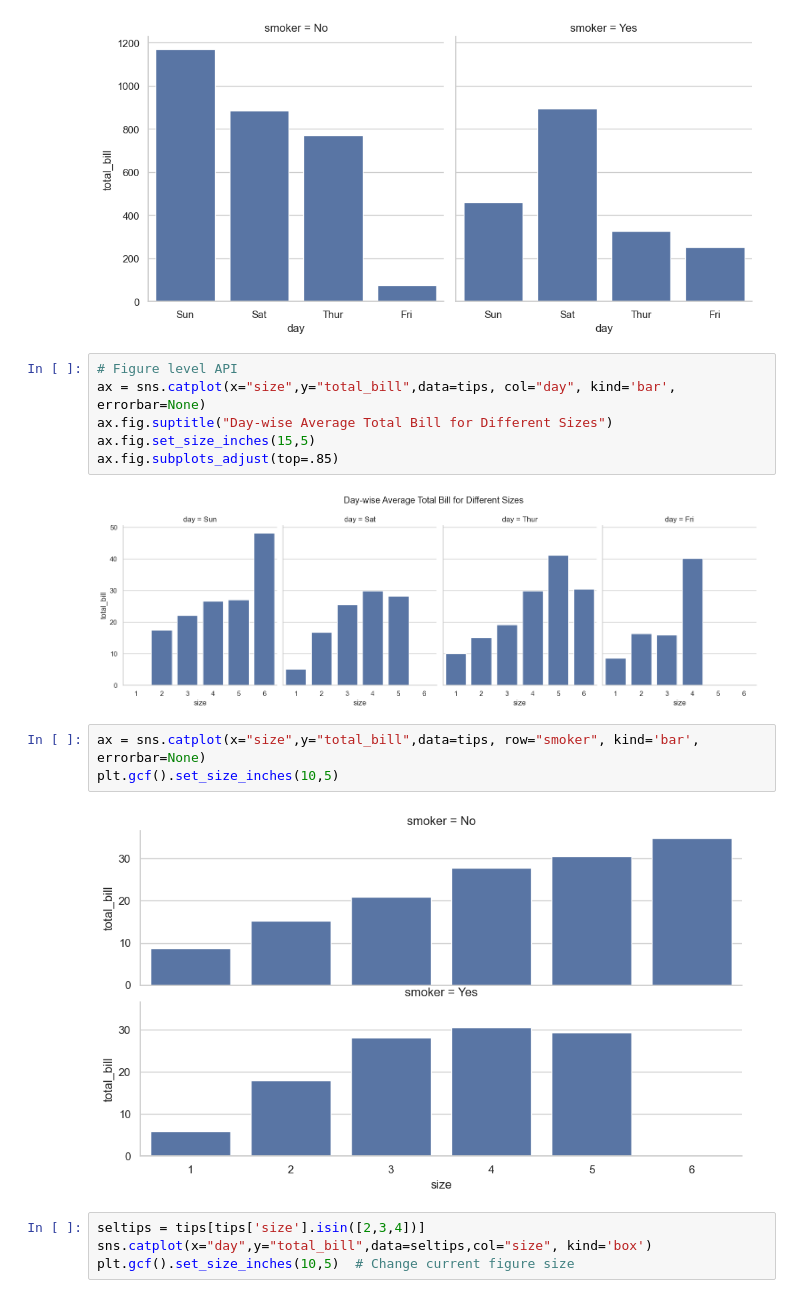
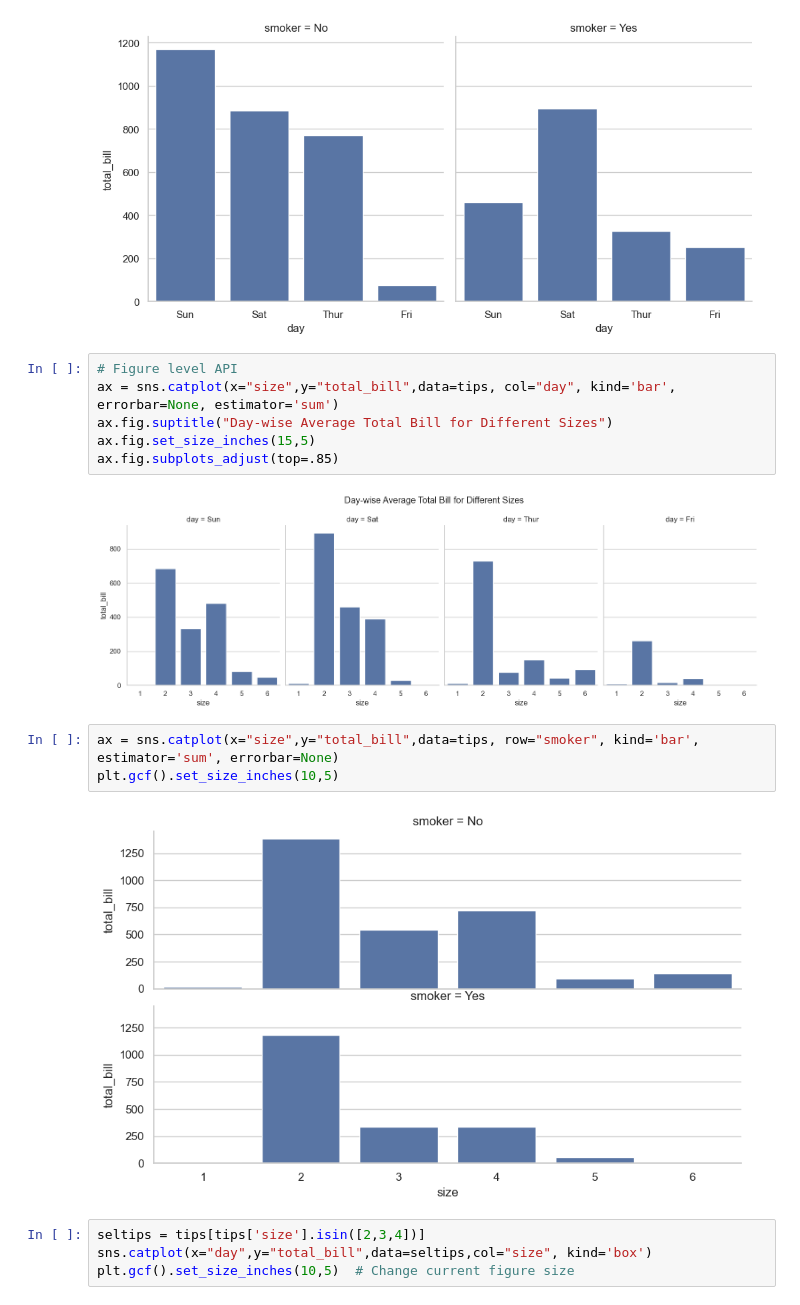
Before and after one commit to srikanthpragada/DS_10_DEC_2024, a Jupyter notebook: plots/seaborn_demo.ipynb, the cells around one changed output. Saved outputs shown, nothing was run; the diff lists cells and outputs as text.

```diff
--- a/plots/seaborn_demo.ipynb
+++ b/plots/seaborn_demo.ipynb
@@ -92,17 +101,17 @@ sns.catplot(x="day",y="total_bill",data=tips, col="smoker", kind='bar', errorbar
 [figure]
 # %%
 # Figure level API
-ax = sns.catplot(x="size",y="total_bill",data=tips, col="day", kind='bar', errorbar=None)
+ax = sns.catplot(x="size",y="total_bill",data=tips, col="day", kind='bar', errorbar=None, estimator='sum')
 ax.fig.suptitle("Day-wise Average Total Bill for Different Sizes")
 ax.fig.set_size_inches(15,5)
 ax.fig.subplots_adjust(top=.85)
 # %% [output]
-[figure, old version]
+[figure, new version]
 # %%
-ax = sns.catplot(x="size",y="total_bill",data=tips, row="smoker", kind='bar', errorbar=None)
+ax = sns.catplot(x="size",y="total_bill",data=tips, row="smoker", kind='bar', estimator='sum', errorbar=None)
 plt.gcf().set_size_inches(10,5)
 # %% [output]
-[figure, old version]
+[figure, new version]
 # %%
 seltips = tips[tips['size'].isin([2,3,4])]
 sns.catplot(x="day",y="total_bill",data=seltips,col="size", kind='box')
```
Also changed, not shown: parts of 3 cells of this notebook, 2 other files.
